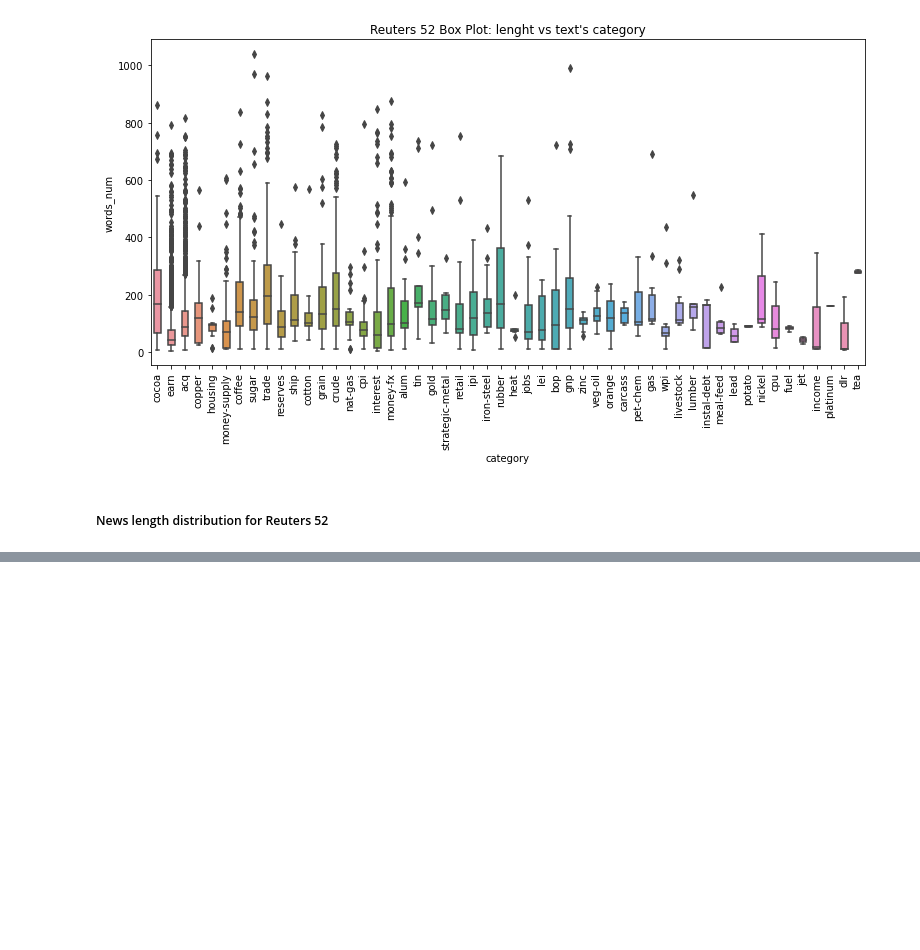
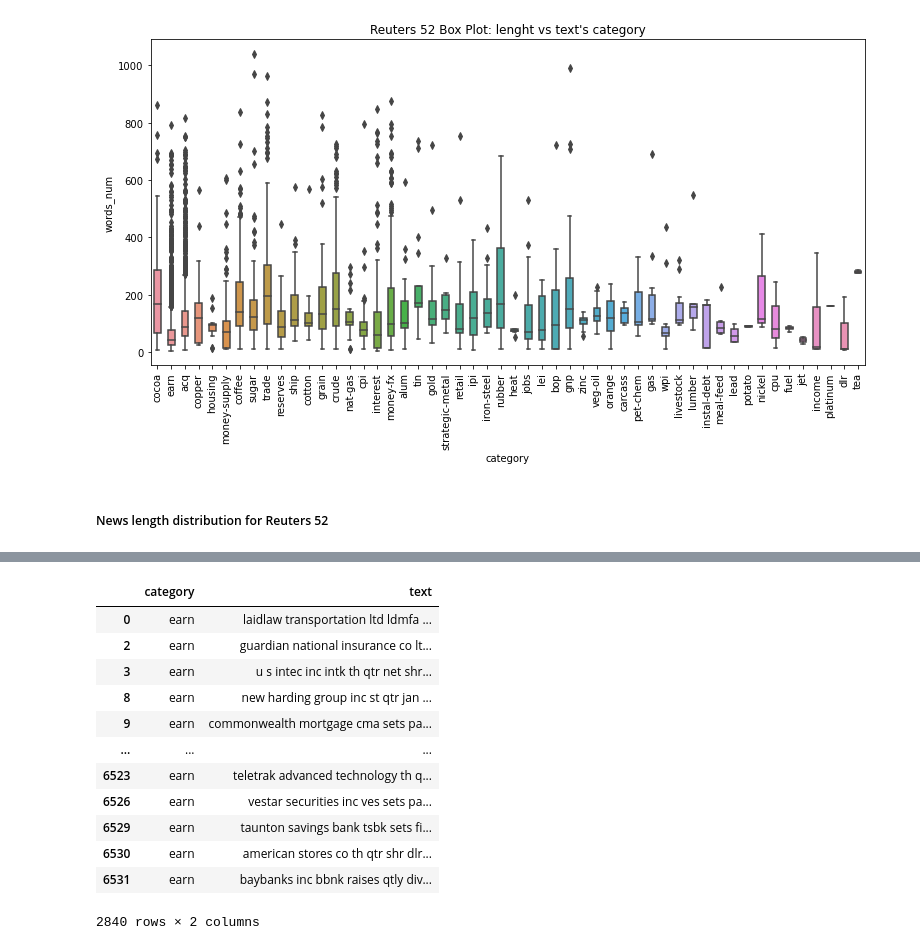
Before and after one commit to gennsev/tclass, a Jupyter notebook: Data/database_analysis_engineering_reuters_52.ipynb, the cells around one changed output, grey strips where cells are left out. Saved outputs shown, nothing was run; the diff lists cells and outputs as text; code cells hidden in the pictures; blank space fills up the shorter version.

```diff
--- a/Data/database_analysis_engineering_reuters_52.ipynb
+++ b/Data/database_analysis_engineering_reuters_52.ipynb
@@ -84,0 +92,25 @@ sns.distplot(r52['words_num']).set_title('News length distribution for Reuters 5
+# %%
+def random_item_list(label):
+    r52_raw=pd.read_csv(r52_filepath, sep= '\t', header=None)
+    r52_raw.rename(columns={0: 'category', 1: 'text'}, inplace=True)
+    r52_raw = shuffle(r52_raw)
+    r52_raw.reset_index(inplace=True, drop=True)
+    #r52_raw.sample(frac=1).reset_index(drop=True)
+    labeled_r52 = r52_raw.loc[r52_raw['category'] == label]
+    return labeled_r52
+# %%
+random_item_list('earn')
+# %% [output]
+|  | category | text |
+| 0 | earn | laidlaw transportation ltd ldmfa ... |
+| 2 | earn | guardian national insurance co lt... |
+| 3 | earn | u s intec inc intk th qtr net shr... |
+| 8 | earn | new harding group inc st qtr jan ... |
+| 9 | earn | commonwealth mortgage cma sets pa... |
+| ... | ... | ... |
+| 6523 | earn | teletrak advanced technology th q... |
+| 6526 | earn | vestar securities inc ves sets pa... |
+| 6529 | earn | taunton savings bank tsbk sets fi... |
+| 6530 | earn | american stores co th qtr shr dlr... |
+| 6531 | earn | baybanks inc bbnk raises qtly div... |
+2840 rows × 2 columns
```
Also changed, not shown: parts of 5 cells of this notebook, 3 other files.
